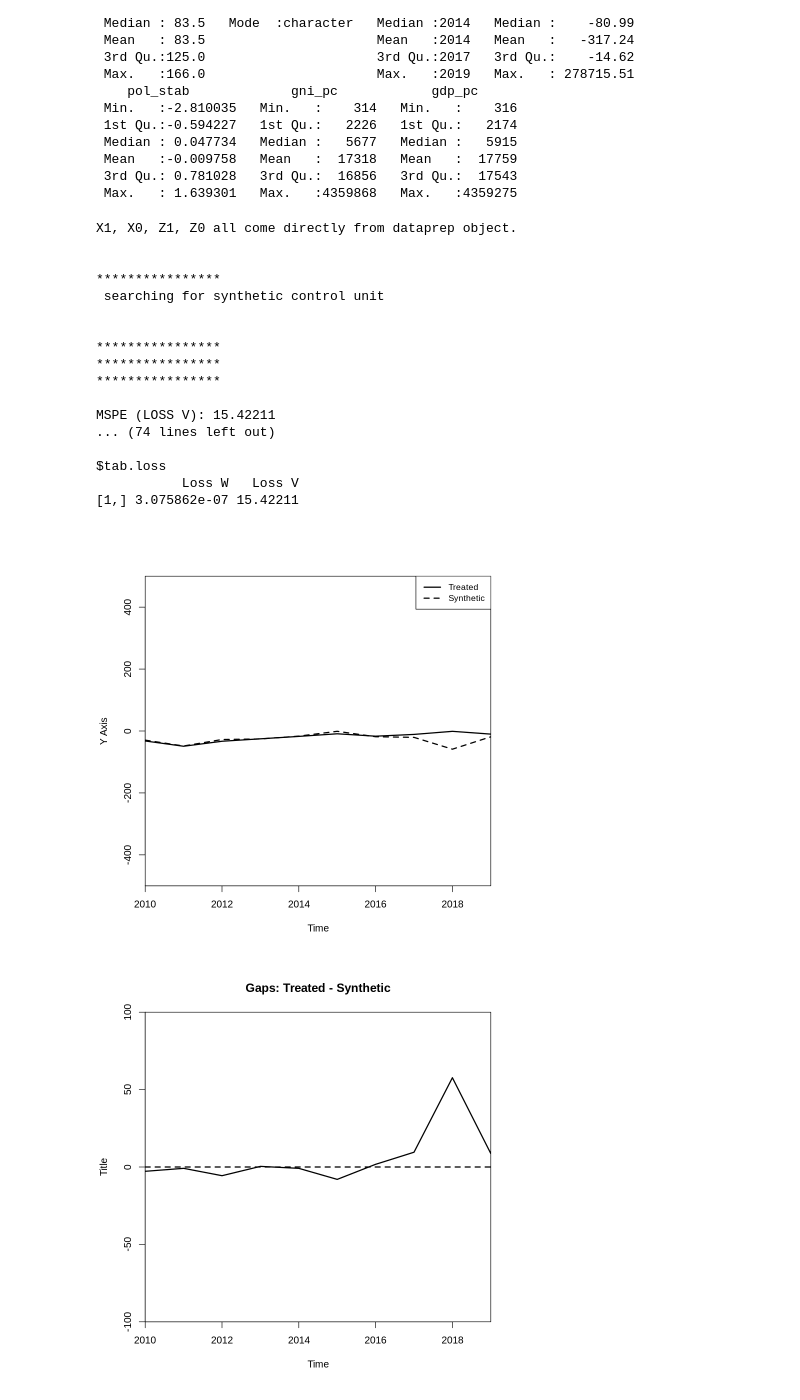
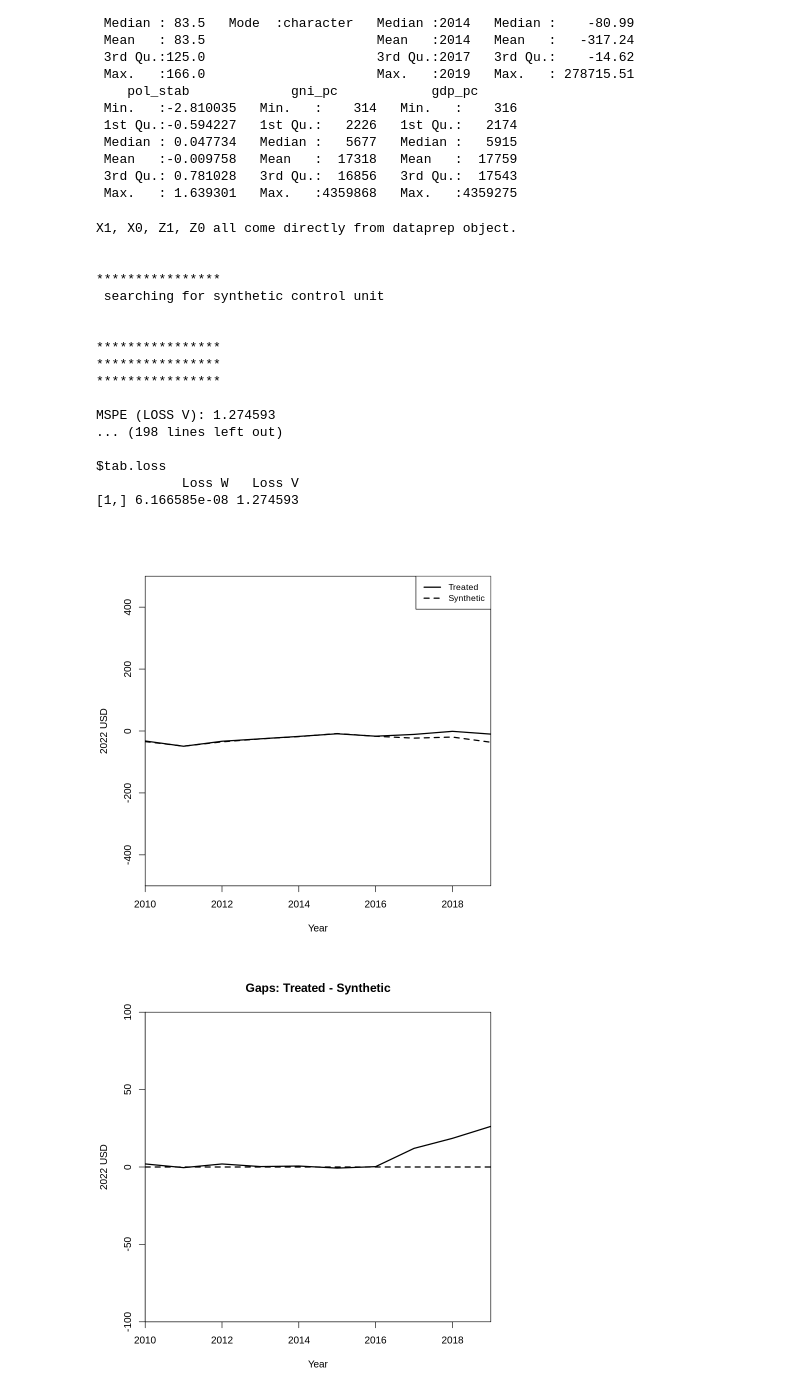
Before and after one commit to ibukunlola/capstone, a Jupyter notebook: model3/synth_cont.ipynb, the cells around one changed output. Drawn from its saved outputs; the diff is of its cells as text; code cells hidden in the pictures.

```diff
--- a/model3/synth_cont.ipynb
+++ b/model3/synth_cont.ipynb
@@ -120,7 +95,10 @@ dataprep.out <- dataprep(dd_pc,
                            list("fdi_pc", 2011, "mean"),
                            list("fdi_pc", 2012, "mean"),
                            list("fdi_pc", 2013, "mean"),
-                           list("fdi_pc", 2014, "mean")
+                           list("fdi_pc", 2014, "mean"),
+                           list("fdi_pc", 2015, "mean"),
+                           list("fdi_pc", 2016, "mean"),
+                           list("fdi_pc", 2017, "mean")
                            ),
                          dependent = "fdi_pc",
                          time.variable = 'year',
@@ -130,7 +108,7 @@ dataprep.out <- dataprep(dd_pc,
                          time.plot = 2010:2019,
                          unit.variable = "X",
                          treatment.identifier = "Nigeria",
-                         controls.identifier = c(setdiff(1:48, 34))
+                         controls.identifier = c(setdiff(1:205, 137))
                          )
 
 synth.out <- synth(dataprep.out)
@@ -143,12 +121,17 @@ print(synth.tables)
 
 path.plot(dataprep.res = dataprep.out,
           synth.res = synth.out
-          ,Ylim = c(-500, 500)
+          ,Ylim = c(-500, 500),
+          Ylab = '2022 USD',
+          Xlab = "Year"
           )
+
 
 gaps.plot(dataprep.res = dataprep.out,
           synth.res = synth.out
-          ,Ylim = c(-100, 100)
+          ,Ylim = c(-100, 100),
+          Ylab = '2022 USD',
+          Xlab = "Year"
           )
 # %% [output]
 X1, X0, Z1, Z0 all come directly from dataprep object.
@@ -266,7 +371,10 @@ dataprep.out2 <- dataprep(dd_pc2,
                            list("fdi_pc", 2011, "mean"),
                            list("fdi_pc", 2012, "mean"),
                            list("fdi_pc", 2013, "mean"),
-                           list("fdi_pc", 2014, "mean")
+                           list("fdi_pc", 2014, "mean"),
+                           list("fdi_pc", 2015, "mean"),
+                           list("fdi_pc", 2016, "mean"),
+                           list("fdi_pc", 2017, "mean")
                            ),
                          dependent = "fdi_pc",
                          time.variable = 'year',
@@ -276,43 +384,47 @@ dataprep.out2 <- dataprep(dd_pc2,
                          time.plot = 2010:2019,
                          unit.variable = "X",
                          treatment.identifier = "Nigeria",
-                         controls.identifier = c(setdiff(1:48, 34))
+                         controls.identifier = c(setdiff(1:166, 112))
                          )
 
 synth.out2 <- synth(dataprep.out2)
 
 synth.tables2 <- synth.tab(
   dataprep.res = dataprep.out2,
   synth.res = synth.out2)
 
 print(synth.tables2)
 
 path.plot(dataprep.res = dataprep.out2,
           synth.res = synth.out2
-          ,Ylim = c(-500, 500)
+          ,Ylim = c(-500, 500),
+          Ylab = "2022 USD",
+          Xlab = "Year"
           )
 
 gaps.plot(dataprep.res = dataprep.out2,
           synth.res = synth.out2
-          ,Ylim = c(-100, 100)
+          ,Ylim = c(-100, 100),
+          Ylab = "2022 USD",
+          Xlab = "Year"
           )
 # %% [output]
 X1, X0, Z1, Z0 all come directly from dataprep object.
 
 
 ****************
  searching for synthetic control unit
 
 
 ****************
 ****************
 ****************
 
-MSPE (LOSS V): 15.42211
-... (74 lines left out)
+MSPE (LOSS V): 1.274593
+... (198 lines left out)
 
 $tab.loss
            Loss W   Loss V
-[1,] 3.075862e-07 15.42211
+[1,] 6.166585e-08 1.274593
-[figure, old version]
+[figure, new version]
-[figure, old version]
+[figure, new version]
```
Also changed, not shown: parts of 9 cells of this notebook.
